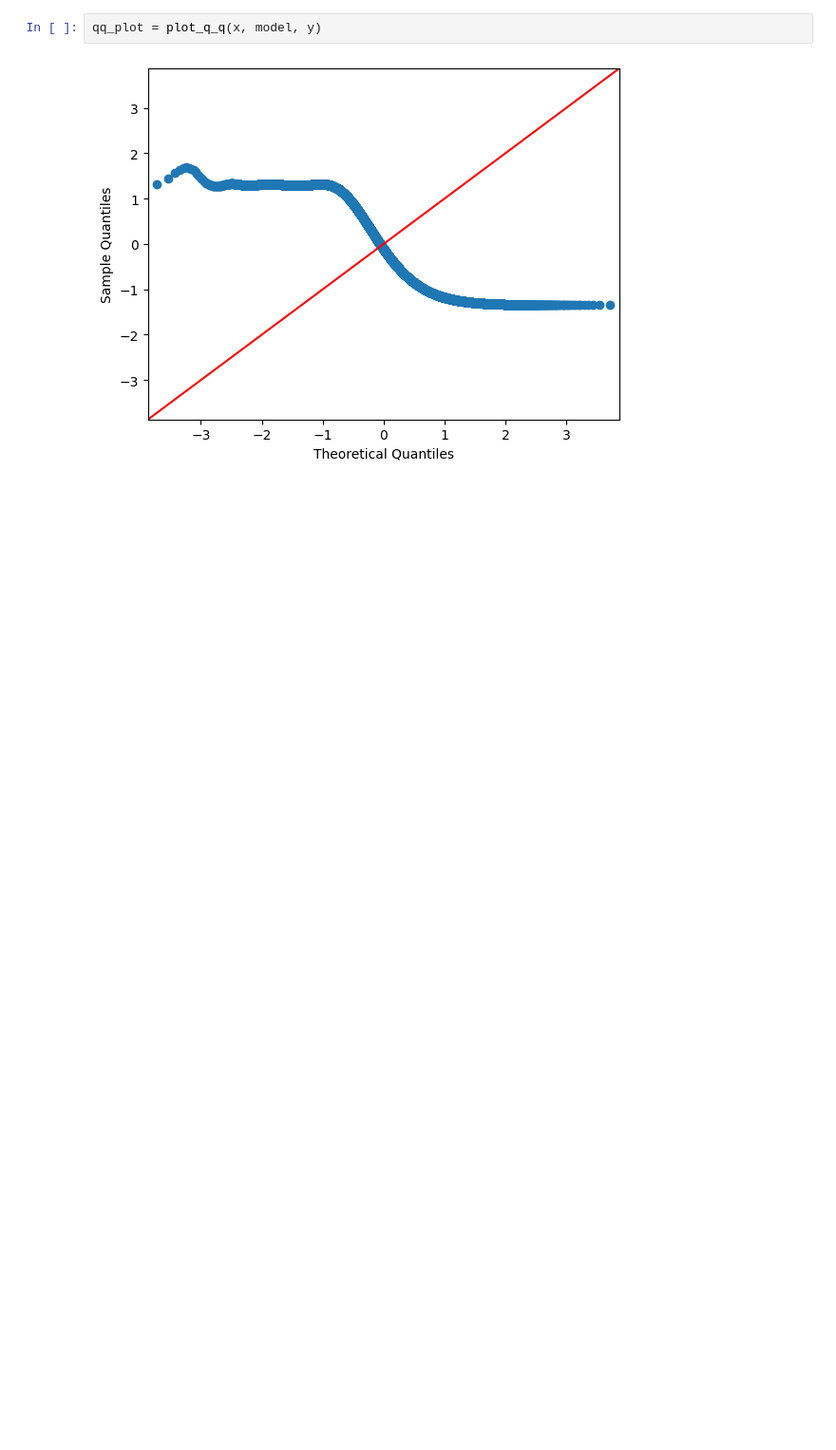
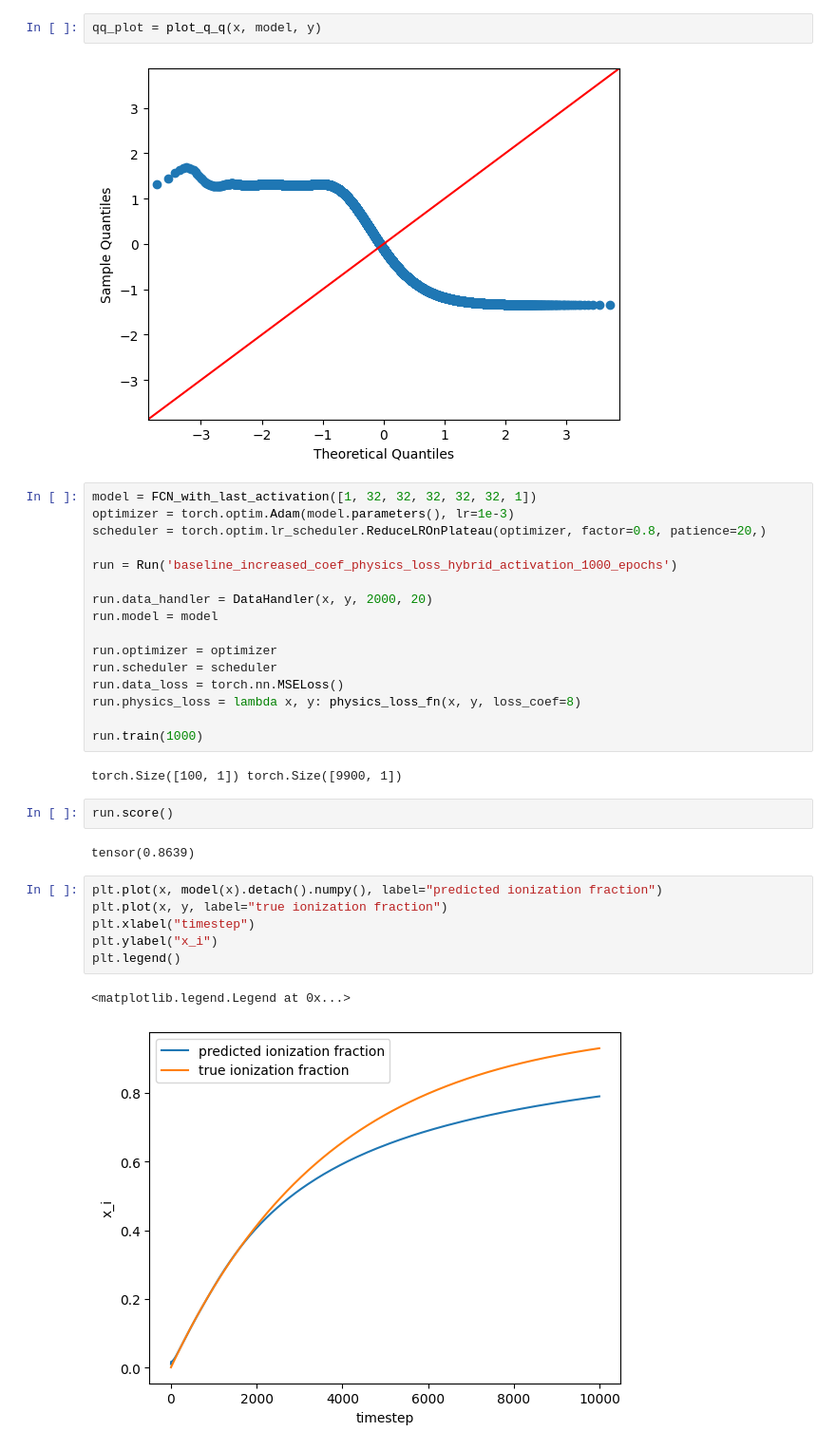
Before and after one commit to CS-433/ml-project-2-lady_bug, a Jupyter notebook: hydrogen_ode.ipynb, the cells around one changed output. Shown: that part at 95% size. Saved outputs shown, nothing was run; the diff lists cells and outputs as text; blank space fills up the shorter version.

```diff
--- a/hydrogen_ode.ipynb
+++ b/hydrogen_ode.ipynb
@@ -270,3 +267,34 @@ plt.legend()
 qq_plot = plot_q_q(x, model, y)
 # %% [output]
 [figure]
+# %%
+model = FCN_with_last_activation([1, 32, 32, 32, 32, 32, 1])
+optimizer = torch.optim.Adam(model.parameters(), lr=1e-3)
+scheduler = torch.optim.lr_scheduler.ReduceLROnPlateau(optimizer, factor=0.8, patience=20,)
+
+run = Run('baseline_increased_coef_physics_loss_hybrid_activation_1000_epochs')
+
+run.data_handler = DataHandler(x, y, 2000, 20)
+run.model = model
+
+run.optimizer = optimizer
+run.scheduler = scheduler
+run.data_loss = torch.nn.MSELoss()
+run.physics_loss = lambda x, y: physics_loss_fn(x, y, loss_coef=8)
+
+run.train(1000)
+# %% [output]
+torch.Size([100, 1]) torch.Size([9900, 1])
+# %%
+run.score()
+# %% [output]
+tensor(0.8639)
+# %%
+plt.plot(x, model(x).detach().numpy(), label="predicted ionization fraction")
+plt.plot(x, y, label="true ionization fraction")
+plt.xlabel("timestep")
+plt.ylabel("x_i")
+plt.legend()
+# %% [output]
+<matplotlib.legend.Legend at 0x...>
+[figure, added]
```
Also changed, not shown: parts of 2 cells of this notebook.
